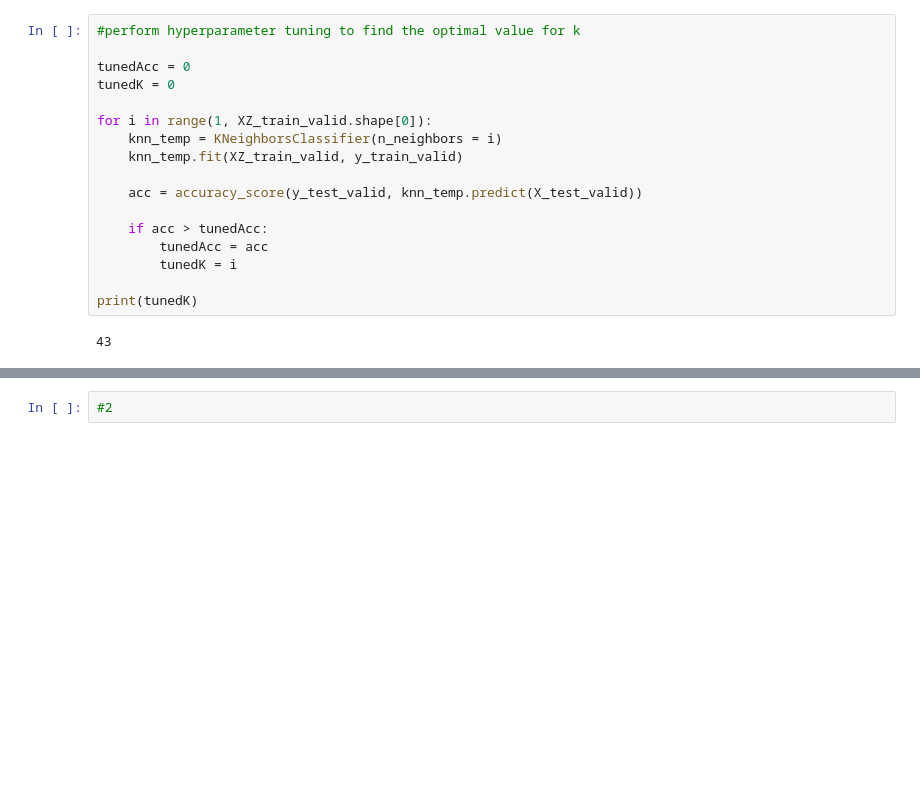
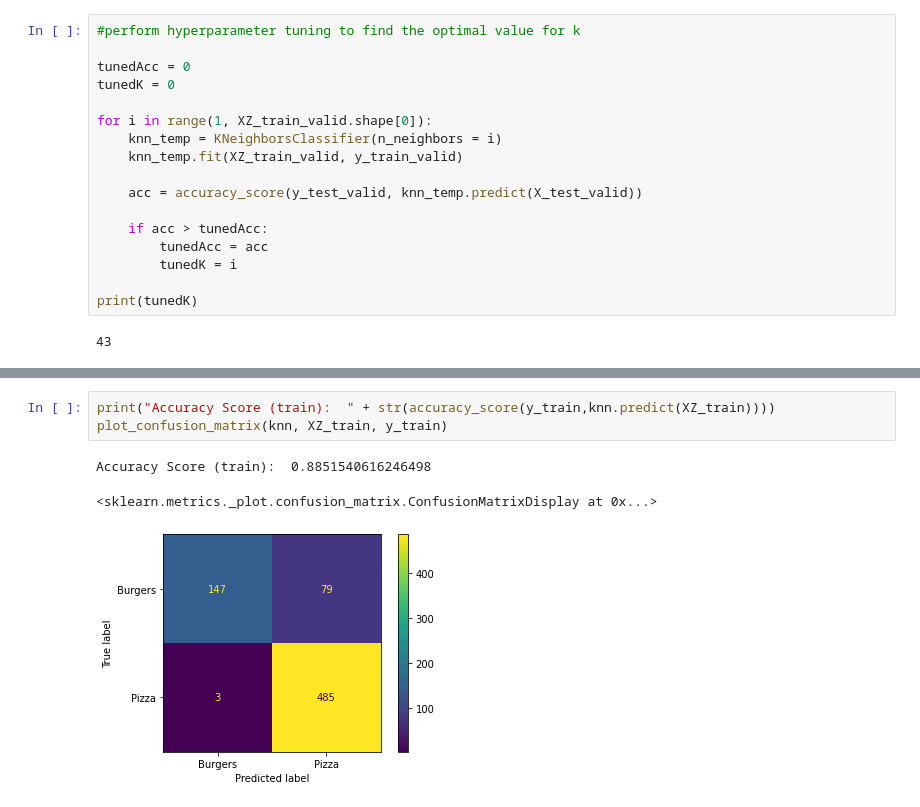
Before and after one commit to danshaub/CPSC392ParlettPelleriti, a Jupyter notebook: ProjectsAndExams/Project2/Project2.ipynb, the cells around one changed output, grey strips where cells are left out. Drawn from its saved outputs; the diff is of its cells as text; blank space fills up the shorter version.

```diff
--- a/ProjectsAndExams/Project2/Project2.ipynb
+++ b/ProjectsAndExams/Project2/Project2.ipynb
@@ -263,2 +241,7 @@ Accuracy Score:  0.88268156424581
-# %%
-#2
+# %%
+print("Accuracy Score (train):  " + str(accuracy_score(y_train,knn.predict(XZ_train))))
+plot_confusion_matrix(knn, XZ_train, y_train)
+# %% [output]
+Accuracy Score (train):  0.8851540616246498
+<sklearn.metrics._plot.confusion_matrix.ConfusionMatrixDisplay at 0x...>
+[figure, added]
```
Also changed, not shown: parts of 29 cells of this notebook, 9 other files.
